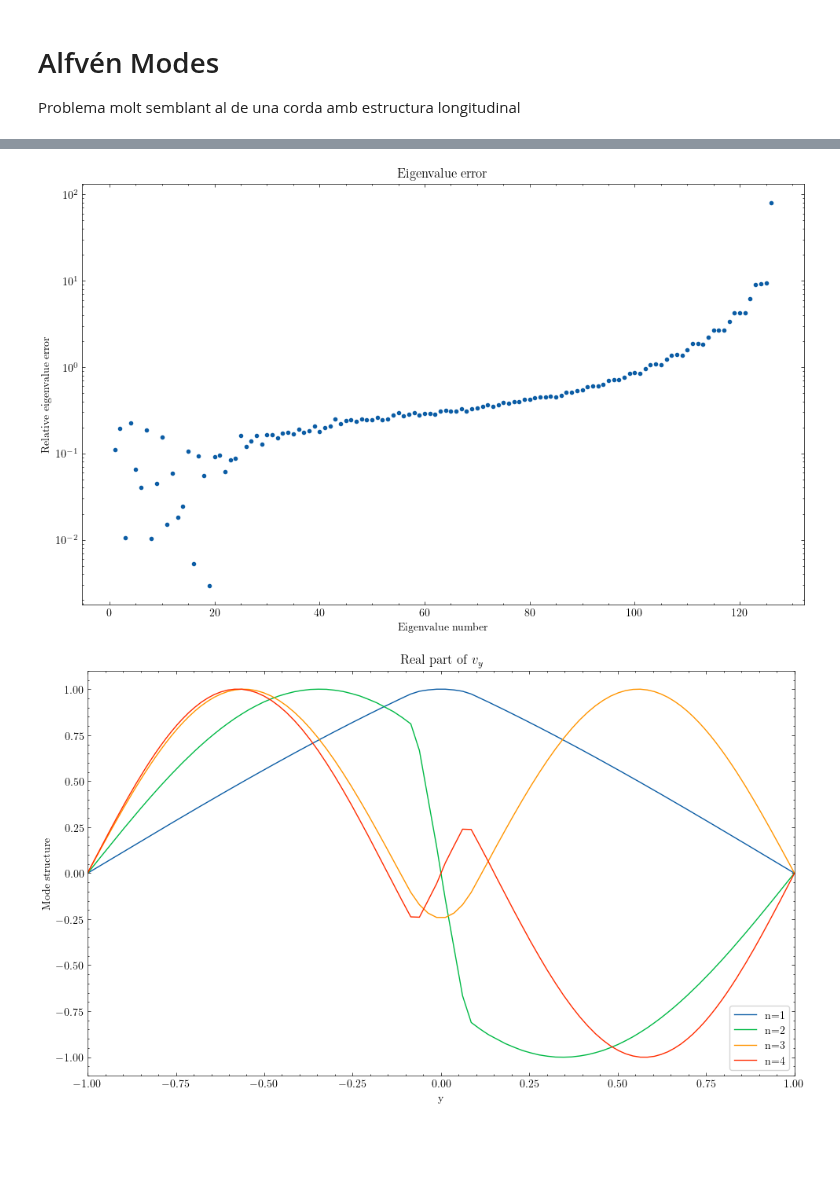
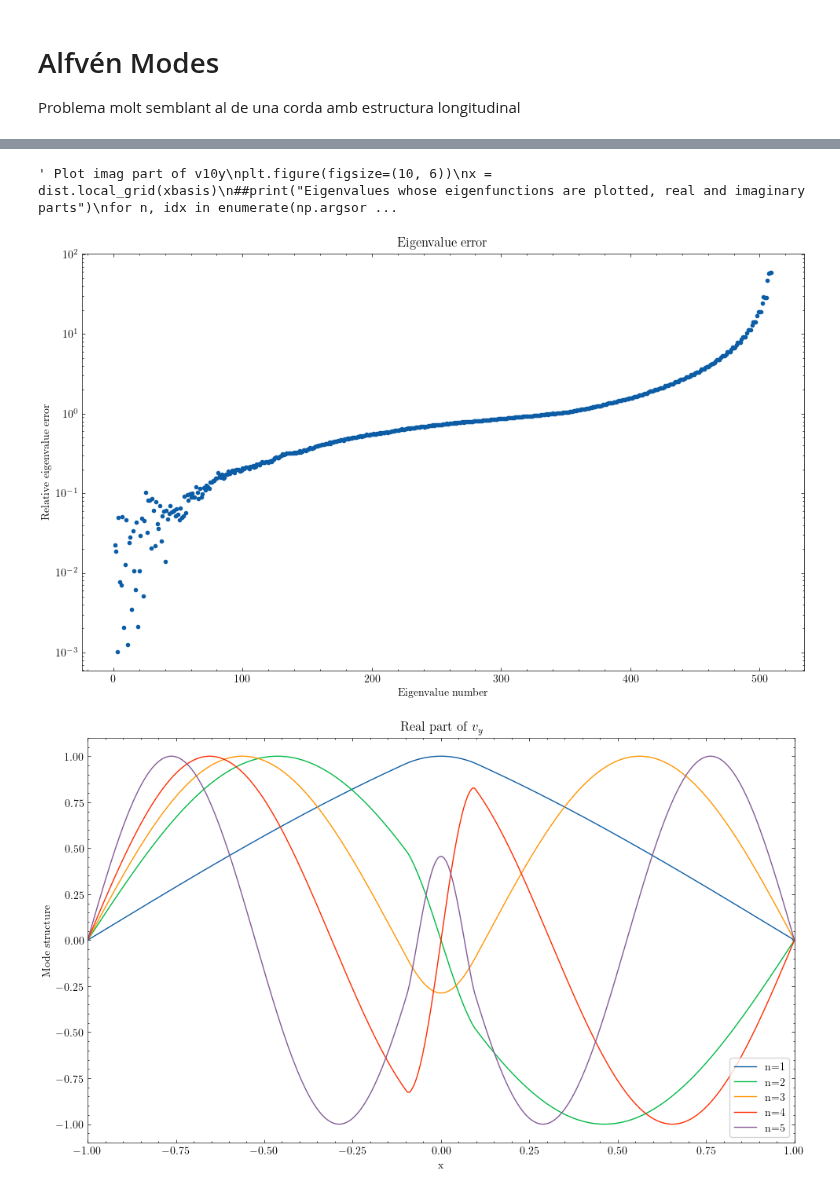
Before and after one commit to JoanRibotOliver/TFG, a Jupyter notebook: Alfvén modes.ipynb, the cells around one changed output, grey strips where cells are left out. Cells and saved outputs as stored; diff of their text form; code cells hidden in the pictures; blank space fills up the shorter version.

Commit message:
Figures i proves multicore

```diff
--- a/Alfvén modes.ipynb
+++ b/Alfvén modes.ipynb
@@ -44,13 +44,10 @@ def get_eigenvalues(Nevals):
     print()
     return exact_soln
 
-# En el cas de kz = 0 hauríem de recuperar els resultats de la corda amb densitat variable!
-# No ens serveix si kz != 0...
-
 
 
 """ Paràmetres """
-Nx = 128 # amb 32 ja no és smooth...
+Nx = 128*1 # amb 32 ja no és smooth...
 dtype = np.complex128 # malla en la que es treballa: 128 complexes, ja que hem definit Nx = 128
 
 
@@ -165,14 +162,13 @@ plt.xlabel("Eigenvalue number")
 plt.ylabel("Relative eigenvalue error")
 plt.tight_layout()
 plt.title("Eigenvalue error")
-#plt.savefig("eigenvalue_error.pdf")
-#plt.savefig("eigenvalue_error.png", dpi=200)
+#plt.savefig("eigenvalue_error_vA.png", dpi=300)
 
 # Plot real part of v10y
 plt.figure(figsize=(10, 6))
 x = dist.local_grid(xbasis)
 ##print("Eigenvalues whose eigenfunctions are plotted, real and imaginary parts")
-for n, idx in enumerate(np.argsort(solver.eigenvalues)[:4], start=1):
+for n, idx in enumerate(np.argsort(solver.eigenvalues)[1:6], start=1):
    ##if solver.eigenvalues[idx].real > 0:
    ##     print(f"{idx:04d}    {solver.eigenvalues[idx].real:+.2e}    {solver.eigenvalues[idx].imag:+.2e}")
 
@@ -182,13 +178,12 @@ for n, idx in enumerate(np.argsort(solver.eigenvalues)[:4], start=1):
 plt.xlim(xmin, xmax)
 plt.legend(loc="lower right", frameon=True)
 plt.ylabel(r"Mode structure")
-plt.xlabel(r"y")
+plt.xlabel(r"x")
 plt.title(r"Real part of $v_{y}$")
 plt.tight_layout()
-#plt.savefig("Re_A_eigenvectors.pdf")
-#plt.savefig("Re_A_eigenvectors.png", dpi=200)
+#plt.savefig("Alfvén.png", dpi=300)
 
-# Plot imag part of v10y
+""" Plot imag part of v10y
 plt.figure(figsize=(10, 6))
 x = dist.local_grid(xbasis)
 ##print("Eigenvalues whose eigenfunctions are plotted, real and imaginary parts")
@@ -204,11 +199,12 @@ for n, idx in enumerate(np.argsort(solver.eigenvalues)[:4], start=1):
 plt.xlim(xmin, xmax)
 plt.legend(loc="lower right", frameon=True)
 plt.ylabel(r"Mode structure")
-plt.xlabel(r"y")
+plt.xlabel(r"x")
 plt.title(r"Imaginary part of $v_{y}$")
 plt.tight_layout()
 #plt.savefig("Im_A_eigenvectors.pdf")
 #plt.savefig("Im_A_eigenvectors.png", dpi=200)
+"""
 
 # A l'hora de representar la part real de les autofuncions has de tenir clar que la velocitat v (v10y) és en la direcció y i és real.
 # A més, el que es representa és la velocitat, no la corda en sí. Llavors un node implica velocitat nul·la: aquell punt no es mou.
@@ -228,2 +224,3 @@ Relative error (resta norm.): [0.11097979 0.1950206  0.01066323 0.22715332 0.065
+' Plot imag part of v10y\nplt.figure(figsize=(10, 6))\nx = dist.local_grid(xbasis)\n##print("Eigenvalues whose eigenfunctions are plotted, real and imaginary parts")\nfor n, idx in enumerate(np.argsor ...
-[figure, old version]
+[figure, new version]
-[figure, old version]
+[figure, new version]
```
Also changed, not shown: parts of 1 cell of this notebook, 15 other files.
